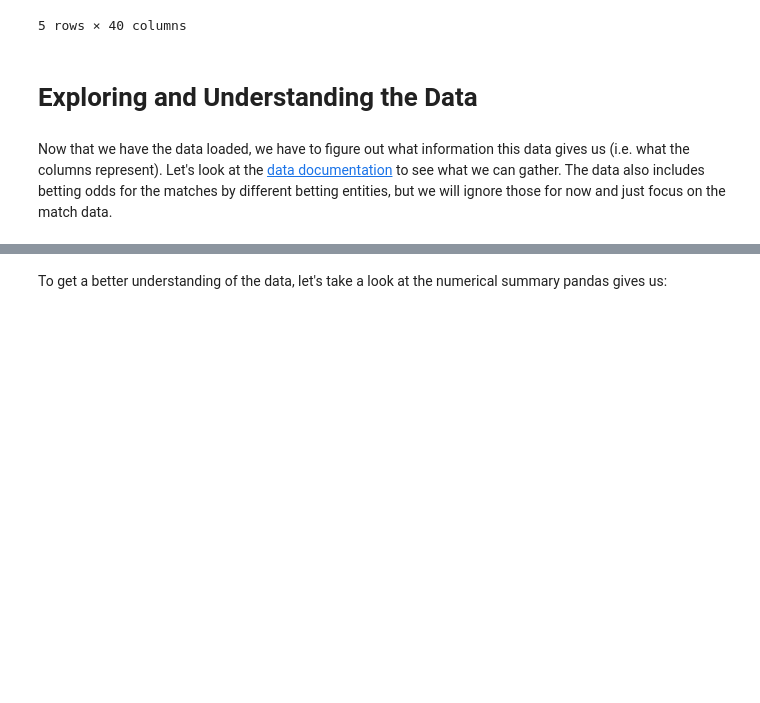
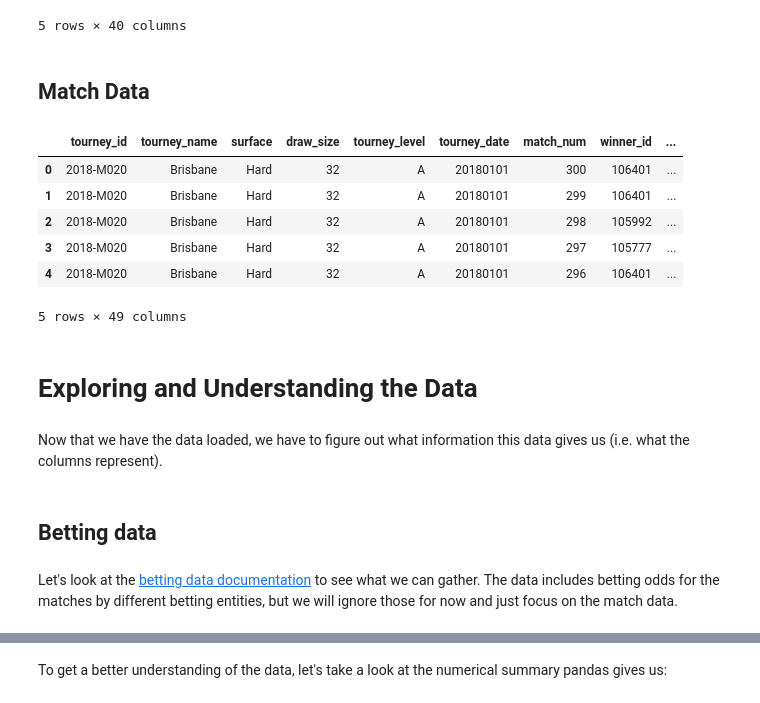
Before and after one commit to rkunani/GameSetMatch, a Jupyter notebook: data-cleaning.ipynb, the cells around one changed output, grey strips where cells are left out. Saved outputs shown, nothing was run; the diff lists cells and outputs as text; code cells hidden in the pictures; blank space fills up the shorter version.

Commit message:
Added match data and examined missing values in match data

```diff
--- a/data-cleaning.ipynb
+++ b/data-cleaning.ipynb
@@ -15,10 +17,28 @@ df.head()
 | 3 | 1 | Brisbane | Brisbane International | 2018-01-01 | ATP250 | Outdoor | Hard | 1st Round | 3 | Ebden M. | ... | ... |
 | 4 | 1 | Brisbane | Brisbane International | 2018-01-01 | ATP250 | Outdoor | Hard | 1st Round | 3 | Zverev M. | ... | ... |
 5 rows × 40 columns
+# %% [markdown]
+## Match Data
+# %%
+match_data_2018 = Path('./data/atp_matches_2018.csv')
+match_data_2018_df = pd.read_csv(match_data_2018)
+match_data_2018_df.head()
+# %% [output]
+|  | tourney_id | tourney_name | surface | draw_size | tourney_level | tourney_date | match_num | winner_id | ... |
+| 0 | 2018-M020 | Brisbane | Hard | 32 | A | 20180101 | 300 | 106401 | ... |
+| 1 | 2018-M020 | Brisbane | Hard | 32 | A | 20180101 | 299 | 106401 | ... |
+| 2 | 2018-M020 | Brisbane | Hard | 32 | A | 20180101 | 298 | 105992 | ... |
+| 3 | 2018-M020 | Brisbane | Hard | 32 | A | 20180101 | 297 | 105777 | ... |
+| 4 | 2018-M020 | Brisbane | Hard | 32 | A | 20180101 | 296 | 106401 | ... |
+5 rows × 49 columns
 # %% [markdown]
 # Exploring and Understanding the Data
+# %% [markdown]
+Now that we have the data loaded, we have to figure out what information this data gives us (i.e. what the columns represent).
+# %% [markdown]
+## Betting data
 # %% [markdown]
-Now that we have the data loaded, we have to figure out what information this data gives us (i.e. what the columns represent). Let's look at the [data documentation](http://www.tennis-data.co.uk/notes.txt) to see what we can gather. The data also includes betting odds for the matches by different betting entities, but we will ignore those for now and just focus on the match data.
+Let's look at the [betting data documentation](http://www.tennis-data.co.uk/notes.txt) to see what we can gather. The data includes betting odds for the matches by different betting entities, but we will ignore those for now and just focus on the match data.
 # %% [markdown]
 <img src="./data/data_legend.png">
 # %% [markdown]
```
Also changed, not shown: parts of 17 cells of this notebook.
